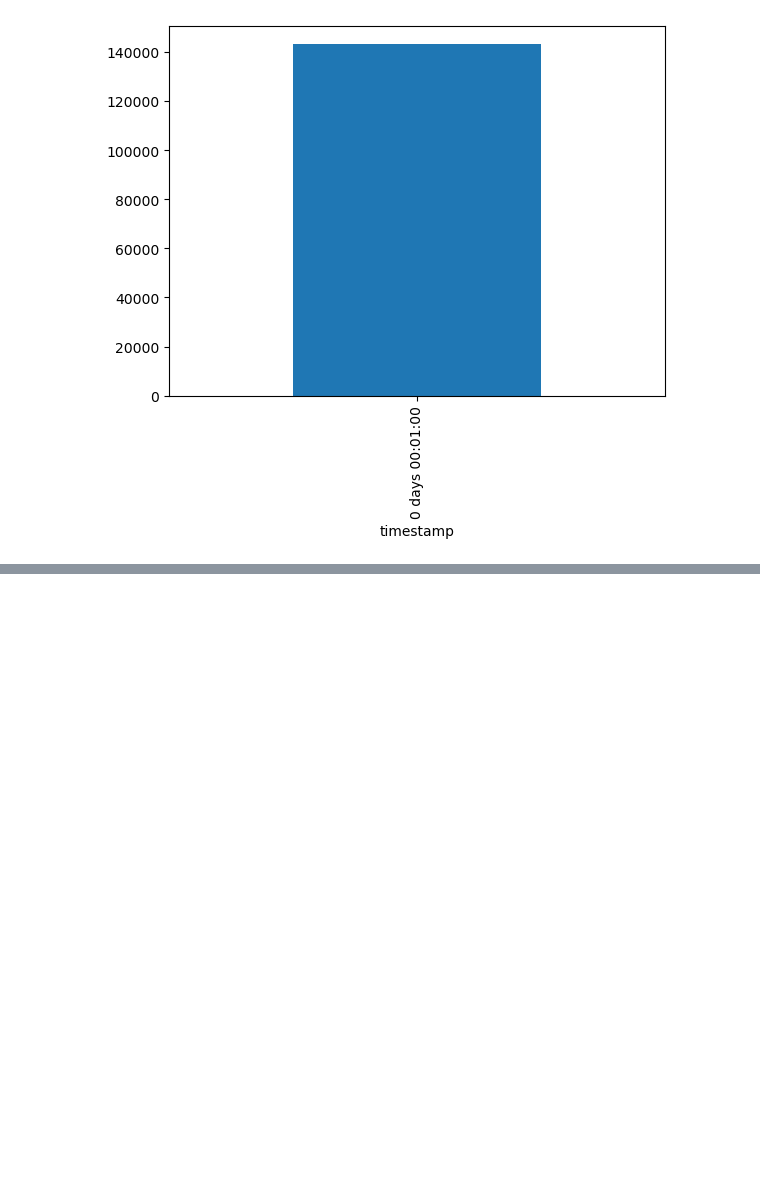
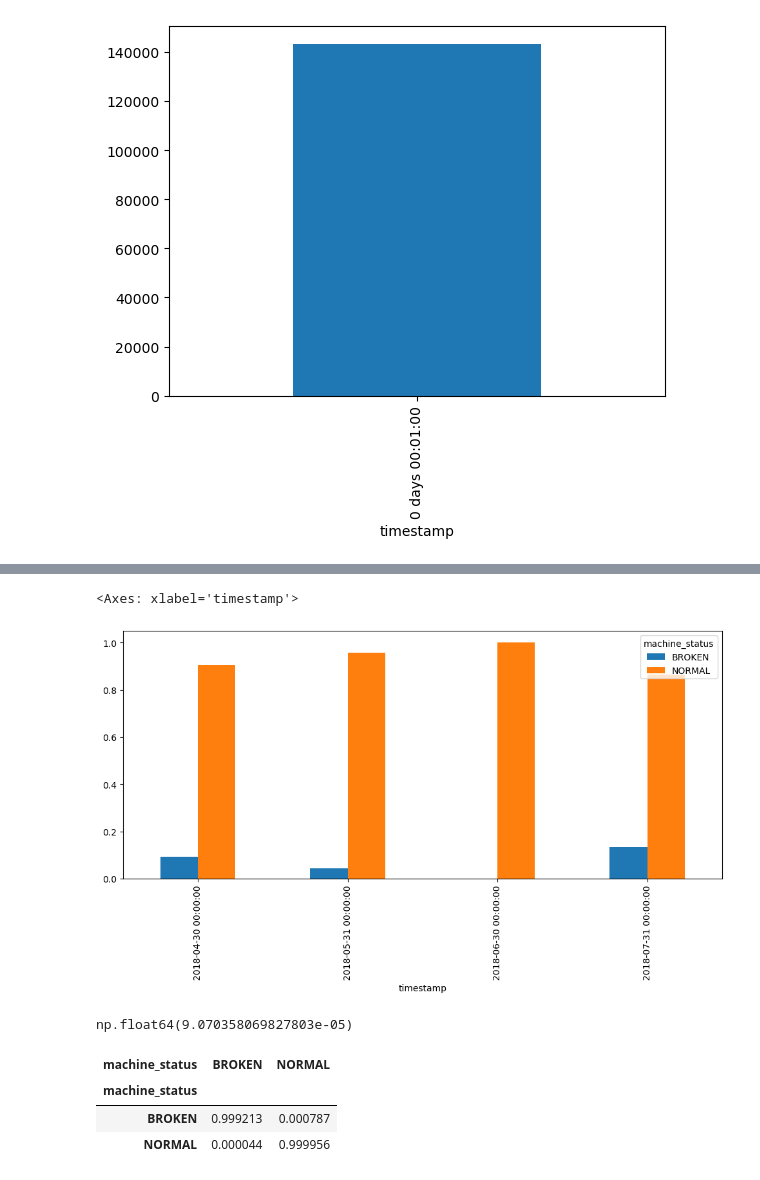
Before and after one commit to TurmaeUrsorum/Pump-Sensor-Time-Series, a Jupyter notebook: notebooks/RND.ipynb, the cells around one changed output, grey strips where cells are left out. Cells and saved outputs as stored; diff of their text form; code cells hidden in the pictures; blank space fills up the shorter version.

```diff
--- a/notebooks/RND.ipynb
+++ b/notebooks/RND.ipynb
@@ -340,0 +459,20 @@ df_sensor.index.to_series().diff().value_counts().plot(kind='bar')
+# %%
+monthly_pattern = df_sensor.groupby([pd.Grouper(freq='M'), 'machine_status']).size().unstack(fill_value=0)
+(monthly_pattern.T / monthly_pattern.sum(axis=1)).T.plot(kind='bar', figsize=(12,5))
+# %% [output]
+<Axes: xlabel='timestamp'>
+[figure, added]
+# %%
+(df_sensor['machine_status'] != df_sensor['machine_status'].shift()).mean()
+# %% [output]
+np.float64(9.070358069827803e-05)
+# %%
+from sklearn.metrics import confusion_matrix
+import pandas as pd
+
+pd.crosstab(df_sensor['machine_status'], df_sensor['machine_status'].shift(-1), normalize='index')
+# %% [output]
+| machine_status | BROKEN | NORMAL |
+| machine_status |  |  |
+| BROKEN | 0.999213 | 0.000787 |
+| NORMAL | 0.000044 | 0.999956 |
```
Also changed, not shown: parts of 13 cells of this notebook.
